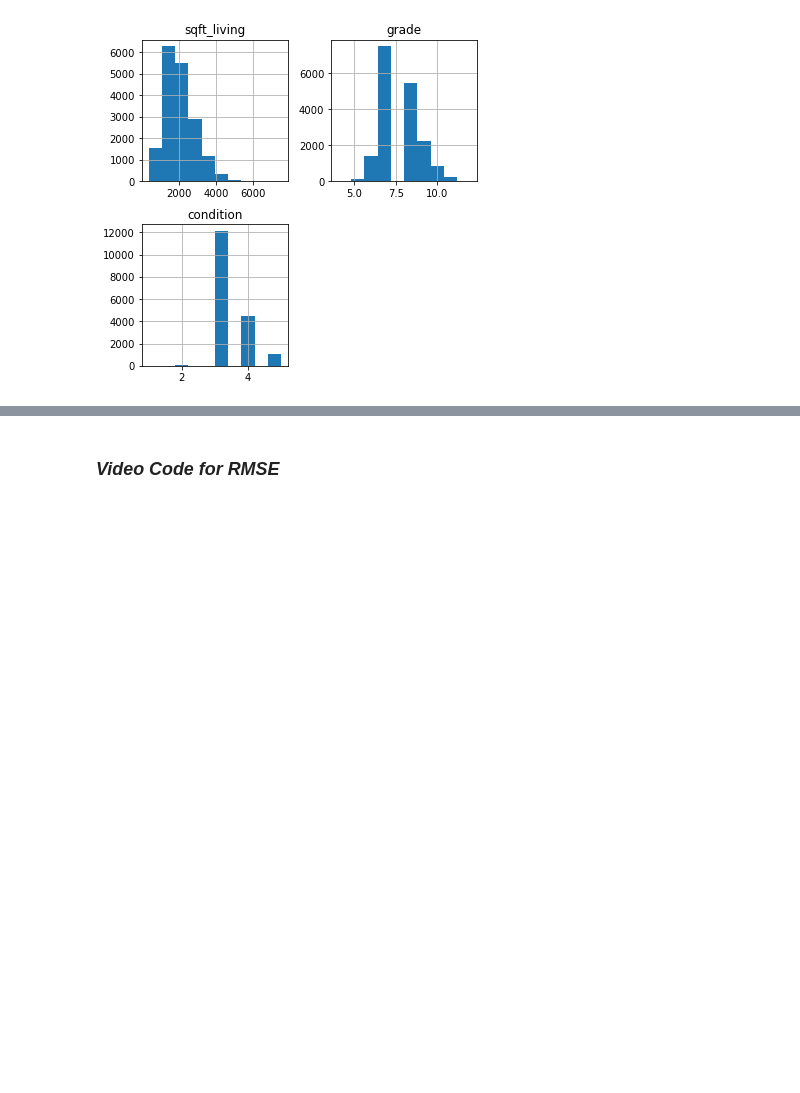
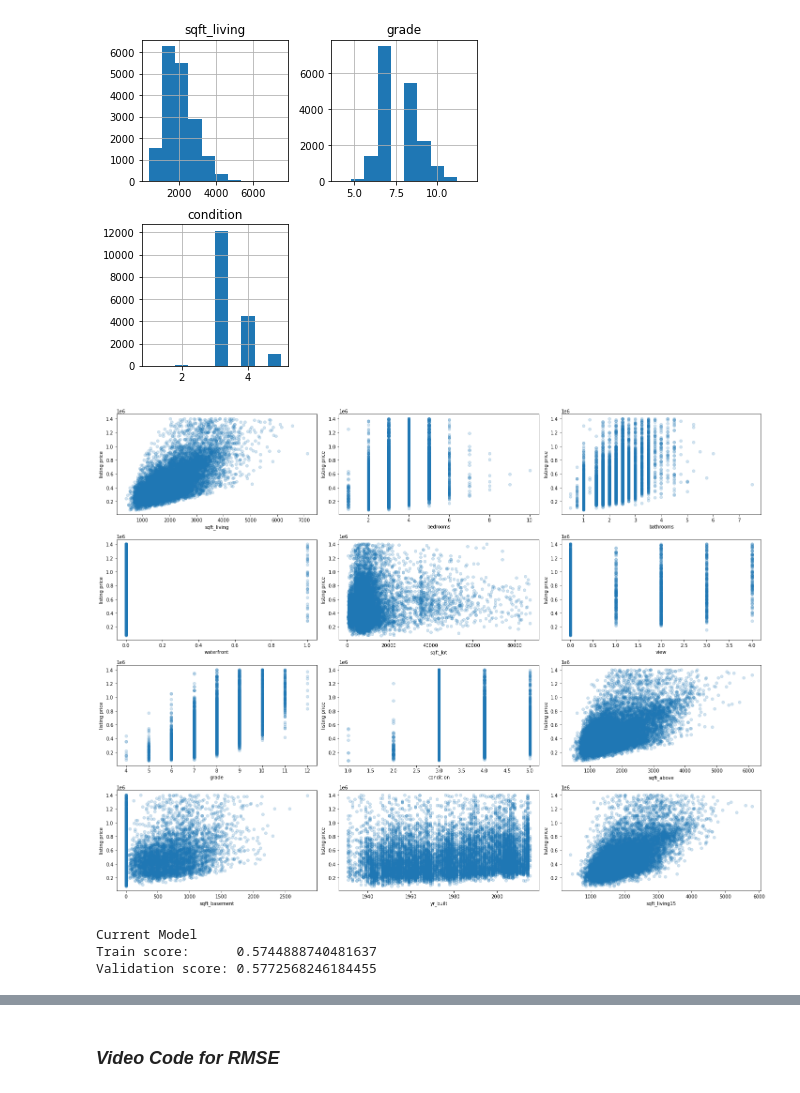
Before and after one commit to cyborgsage/kingco-realestate, a Jupyter notebook: doug_index.ipynb, the cells around one changed output, grey strips where cells are left out. Saved outputs shown, nothing was run; the diff lists cells and outputs as text; code cells hidden in the pictures; blank space fills up the shorter version.

Commit message:
second model added

```diff
--- a/doug_index.ipynb
+++ b/doug_index.ipynb
@@ -320,3 +333,20 @@ strong multicollinearity or other numerical problems.
 df[['sqft_living', 'grade', 'condition']].hist(figsize  = [6, 6]);
 # %% [output]
 [figure]
+# %%
+X_train_numeric = X_train.select_dtypes("number").copy()
+relevant_cols_3 = ['sqft_living', 'bedrooms', 'bathrooms', 'waterfront', 'sqft_lot', 'view', 'grade', 'condition', 'sqft_above',
+'sqft_basement', 'yr_built', 'sqft_living15']
+X_train_numeric = X_train_numeric[relevant_cols_3]
+scatterplot_data = X_train_numeric
+
+fig, axes = plt.subplots(ncols=3, nrows=4, figsize=(20, 15))
+fig.set_tight_layout(True)
+
+for index, col in enumerate(scatterplot_data.columns):
+    ax = axes[index//3][index%3]
+    ax.scatter(X_train_numeric[col], y_train, alpha=0.2)
+    ax.set_xlabel(col)
+    ax.set_ylabel("listing price")
+# %% [output]
+[figure, added]
@@ -322,0 +357,23 @@ df[['sqft_living', 'grade', 'condition']].hist(figsize  = [6, 6]);
+# %%
+splitter = ShuffleSplit(n_splits=3, test_size=0.25, random_state=0)
+second_model = LinearRegression()
+
+second_model_scores = cross_validate(
+    estimator=second_model,
+    X=X_train_second_model,
+    y=y_train,
+    return_train_score=True,
+    cv=splitter
+)
+
+print("Current Model")
+print("Train score:     ", second_model_scores["train_score"].mean())
+print("Validation score:", second_model_scores["test_score"].mean())
+print()
+# print("Baseline Model")
+# print("Train score:     ", first_model_scores["train_score"].mean())
+# print("Validation score:", first_model_scores["test_score"].mean())
+# %% [output]
+Current Model
+Train score:      0.5744888740481637
+Validation score: 0.5772568246184455
```
Also changed, not shown: parts of 10 cells of this notebook.
